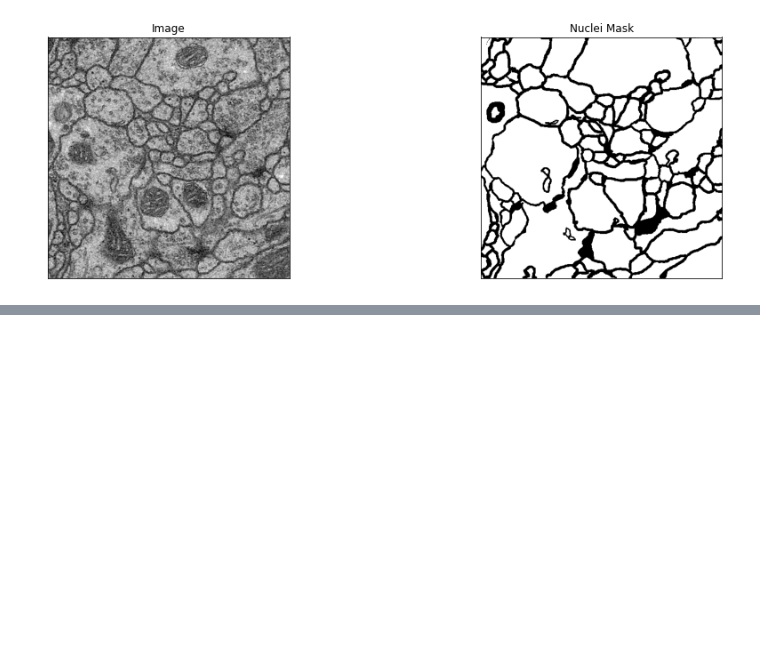
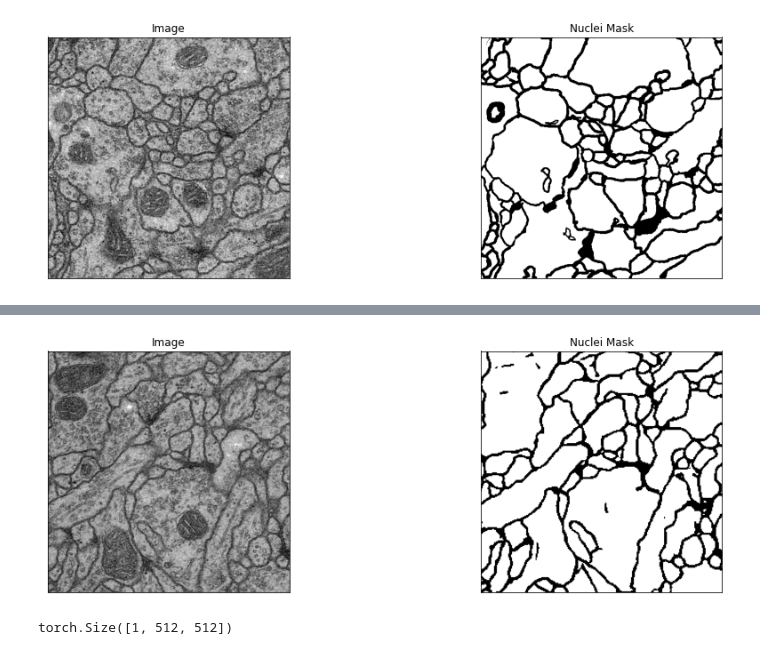
Before and after one commit to al3xsh/pytorch-lightning-unet, a Jupyter notebook: segmentation-dataset.ipynb, the cells around one changed output, grey strips where cells are left out. Drawn from its saved outputs; the diff is of its cells as text; code cells hidden in the pictures; blank space fills up the shorter version.

```diff
--- a/segmentation-dataset.ipynb
+++ b/segmentation-dataset.ipynb
@@ -21,7 +23,7 @@ def visualize(**images):
         plt.yticks([])
         plt.title(' '.join(name.split('_')).title())
 
-        # display in grayscle because our ISBI data is grayscale
-        plt.imshow(image, cmap='gray', vmin=0, vmax=255)
+        # display in grayscle because our ISBI data is grayscale (autoscaling the image)
+        plt.imshow(image, cmap='gray')
 
     plt.show()
@@ -82,3 +99,11 @@ print(sample['mask'].shape, sample['image'].shape)
+# %%
+# my "to_tensor" method
+def to_tensor(im, **kwargs):
+    im = im / (255.0 if im.dtype == np.uint8 else 1)
+    im = np.expand_dims(im, -1)
+    im = np.moveaxis(im, -1, 0)
+    tensor = torch.from_numpy(im.astype(np.float32))
+    return tensor
 # %%
 training_augmentations = A.Compose([
 
@@ -98,6 +124,7 @@ training_augmentations = A.Compose([
 # %%
 test_augmentations = A.Compose([
     A.PadIfNeeded(512, 512),
-    A.Normalize(mean=(0), std=(1)),
-    ToTensorV2()
+    #A.Normalize(mean=(0), std=(1)),
+    #ToTensorV2(),
+    A.Lambda(image=to_tensor, mask=to_tensor)
 ])
@@ -111,7 +144,11 @@ print(sample['image'].shape)
 # %%
-# look at a random example from the training data
-dataset = SegmentationDataset('./data/train/', transform=test_augmentations)
+# look at a random example from the test data
+dataset = SegmentationDataset('./data/test/', transform=test_augmentations)
 sample = dataset[4]
 visualize(image=sample['image'].squeeze(), nuclei_mask=sample['mask'].squeeze())
+# %% [output]
+[figure, added]
 # %%
 print(sample['image'].shape)
+# %% [output]
+torch.Size([1, 512, 512])
```
Also changed, not shown: parts of 15 cells of this notebook, 1 other file.
